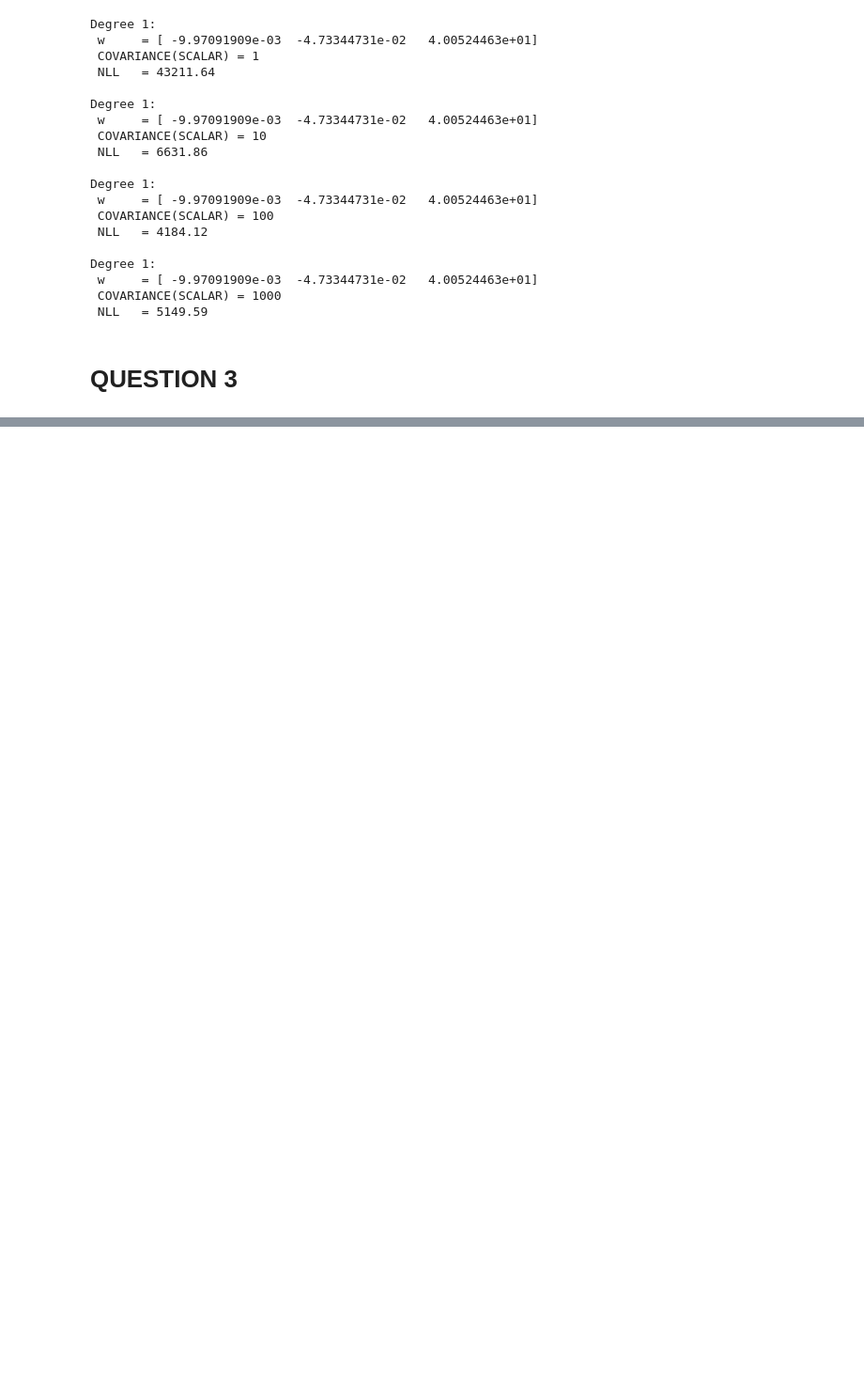
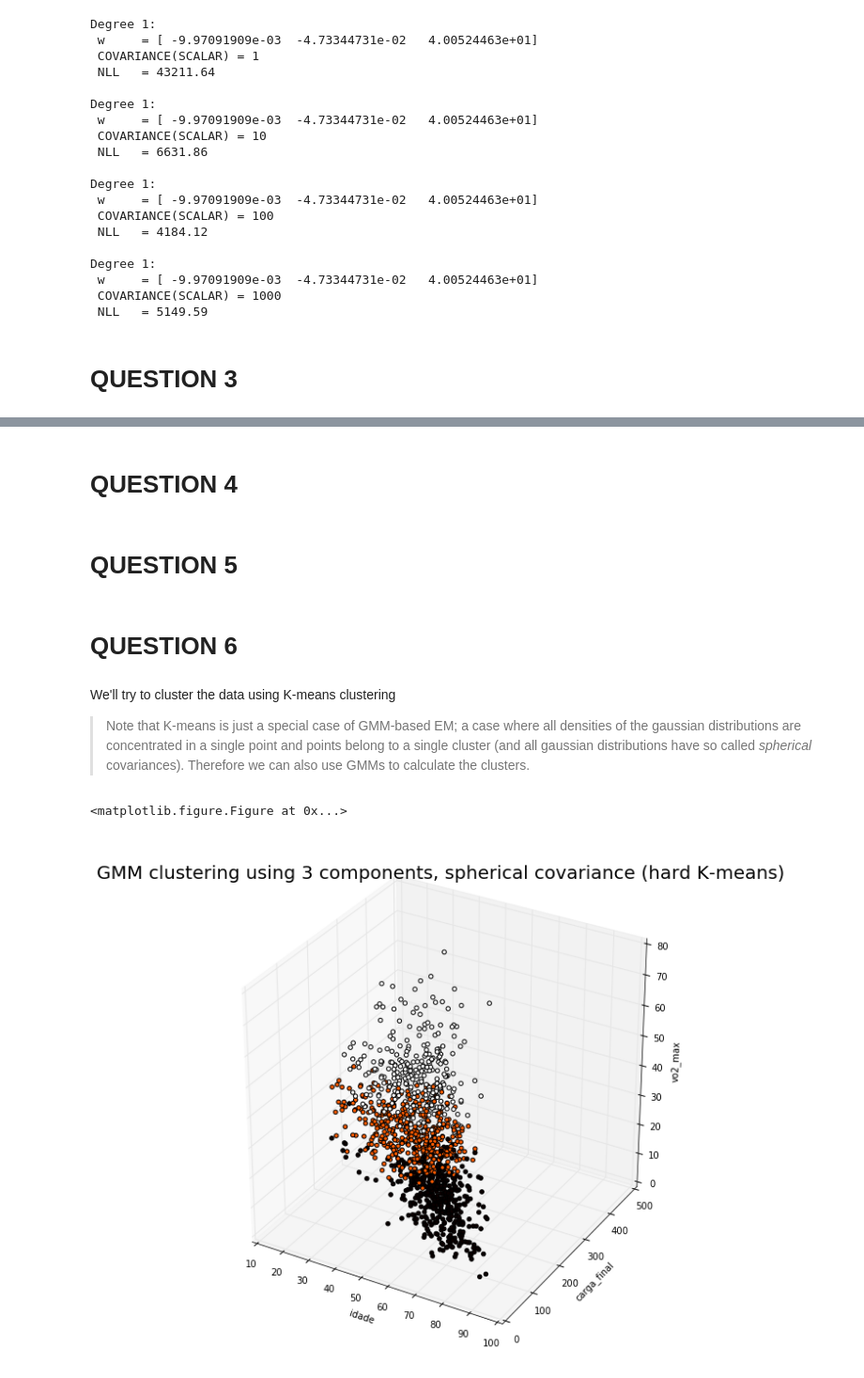
Before and after one commit to queirozfcom/statistical-learning, a Jupyter notebook: notebooks/list-2.ipynb, the cells around one changed output, grey strips where cells are left out. Shown at 94% size. Saved outputs shown, nothing was run; the diff lists cells and outputs as text; code cells hidden in the pictures; blank space fills up the shorter version.

```diff
--- a/notebooks/list-2.ipynb
+++ b/notebooks/list-2.ipynb
@@ -578,0 +720,54 @@ Degree 1:
+# %% [markdown]
+# QUESTION 4
+# %% [markdown]
+# QUESTION 5
+# %% [markdown]
+# QUESTION 6
+# %% [markdown]
+We'll try to cluster the data using K-means clustering
+
+> Note that K-means is just a special case of GMM-based EM; a case where all densities of the gaussian distributions are concentrated in a single point and points belong to a single cluster (and all gaussian distributions have so called *spherical* covariances). Therefore we can also use GMMs to calculate the clusters.
+# %%
+from sklearn.mixture import GMM
+from ipywidgets import IntSlider,interact
+
+data = df
+# 3 COMPONENTS
+
+data = df[["idade","carga_final","vo2_max"]].values
+# setting the number of components (gaussians in the mixture)
+gmm = GMM(n_components=3,covariance_type='spherical')
+
+# the EM algorithm proper is executed here
+gmm.fit(X=data)
+
+# Here we obtain the predictions for each row in the dataset
+# each predicition is a number, ranging from 0 to n_components-1,
+# and represents the component (gaussian) that row most likely
+# belongs in.
+predictions = gmm.predict(data)
+
+# add the newly-discovered component to the dataset
+df1 = df[["idade","carga_final","vo2_max"]]
+df1.loc[:,"component"] = predictions
+xs = df1["idade"].values
+ys = df1["carga_final"].values
+zs = df1["vo2_max"].values
+targets = df1["component"].values
+
+plt.clf()
+# azimuth slider
+@interact(azim=IntSlider(value=-60, min=-90, max=-5,step=5,description='Set azimuth'))
+def plot_values(azim):
+    fig = plt.figure(figsize=(10,10))
+    # ax = fig.add_subplot(1,3,1,projection='3d')
+    ax = fig.gca(projection='3d')
+    ax.scatter(xs,ys,zs,c=targets,cmap=plt.cm.hot, label="Data",alpha=1)
+    ax.set_xlabel("idade")
+    ax.set_ylabel("carga_final")
+    ax.set_zlabel("vo2_max")
+    plt.title("GMM clustering using 3 components, spherical covariance (hard K-means)",{'fontsize':20})
+    ax.view_init(azim=azim)
+# %% [output]
+<matplotlib.figure.Figure at 0x...>
+[figure, added]
```
Also changed, not shown: parts of 14 cells of this notebook, 1 other file.
